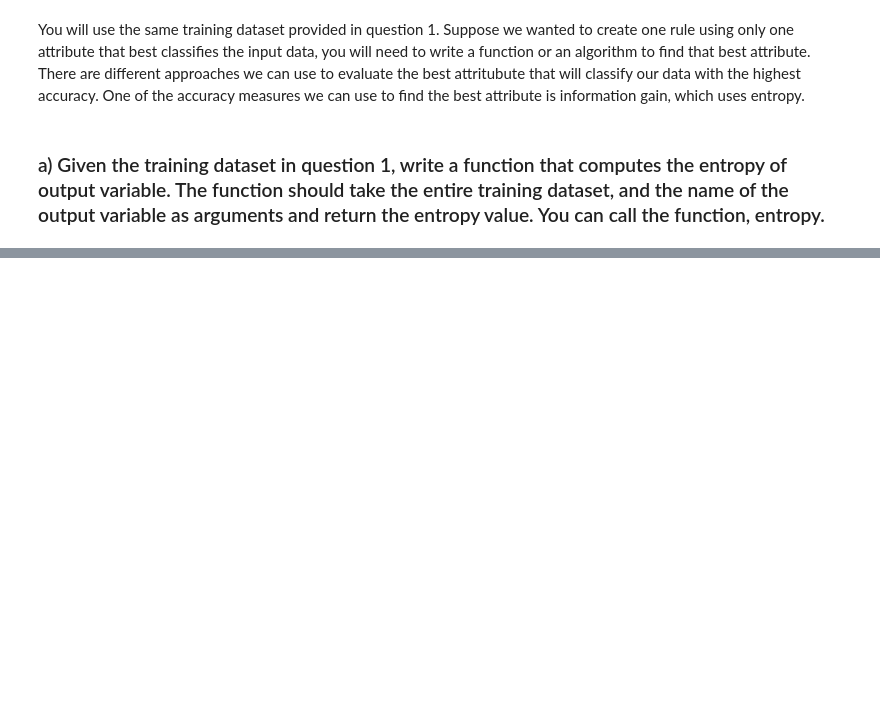
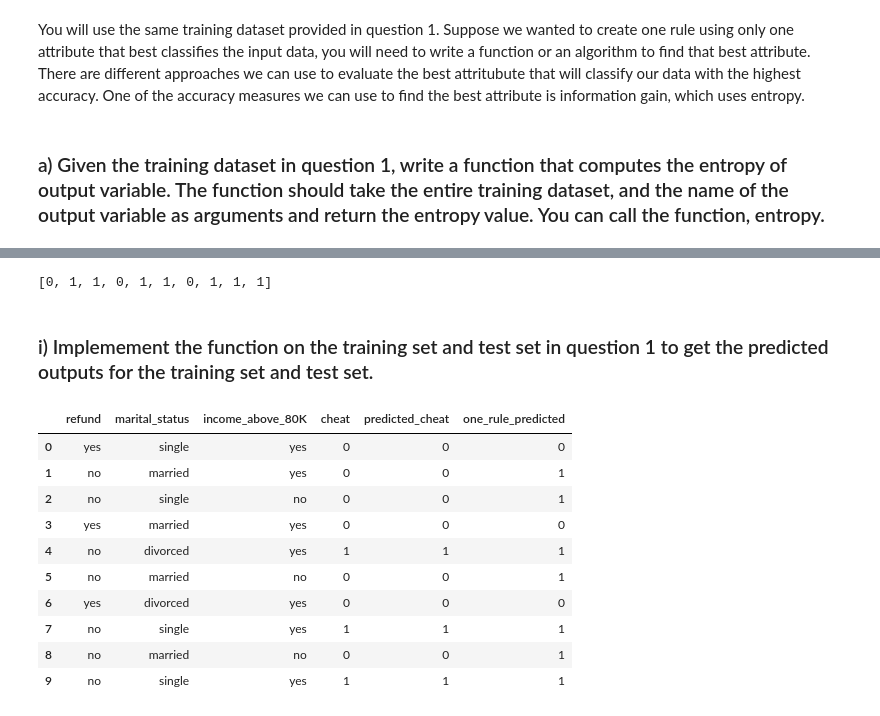
Before and after one commit to benkarabinus/nerdy_data_stuff, a Jupyter notebook: DU/COMP4448/Assignment2/Ben_Karabinus_Assignment2.ipynb, the cells around one changed output, grey strips where cells are left out. Saved outputs shown, nothing was run; the diff lists cells and outputs as text; code cells hidden in the pictures; blank space fills up the shorter version.

```diff
--- a/DU/COMP4448/Assignment2/Ben_Karabinus_Assignment2.ipynb
+++ b/DU/COMP4448/Assignment2/Ben_Karabinus_Assignment2.ipynb
@@ -260,0 +378,18 @@ information_gain(test_data, 'cheat', 'refund', 'yes')
+# %%
+"""extract covered records and compute the accuracy of the rule"""
+
+results = []
+covered_instances = training_data[training_data['refund'] == 'no'].copy()
+for index in covered_instances.index:
+        # antecedent
+        if covered_instances['refund'][index] == 'no':
+            # consequent
+            results.append(1)
+        else:
+            # consequent
+            results.append(0)
+# add covered instances results to subset of covered data
+covered_instances['predicted'] = results
+# compute and print accuracy
+covered_accuracy = overall_accuracy(covered_instances['cheat'], covered_instances['predicted'])
+covered_accuracy
@@ -260,0 +400,41 @@ information_gain(test_data, 'cheat', 'refund', 'yes')
+# %%
+"""
+define a function to apply one rule created from the decision tree above
+"""
+
+def one_rule(data):
+    # empty list to store predictions
+    predicted = []
+    for index in data.index:
+        # antecedent
+        if data['refund'][index] == 'no':
+            # consequent
+            predicted.append(1)
+        else:
+            # consequent
+            predicted.append(0)
+    return predicted
+
+# apply the function and print results
+one_rule(training_data)
+# %% [output]
+[0, 1, 1, 0, 1, 1, 0, 1, 1, 1]
+# %% [markdown]
+### i)	Implemement the function on the training set and test set in question 1 to get the predicted outputs for the training set and test set.
+# %%
+"""implement the function on the training data """
+
+training_data['one_rule_predicted'] = one_rule(training_data)
+training_data
+# %% [output]
+|  | refund | marital_status | income_above_80K | cheat | predicted_cheat | one_rule_predicted |
+| 0 | yes | single | yes | 0 | 0 | 0 |
+| 1 | no | married | yes | 0 | 0 | 1 |
+| 2 | no | single | no | 0 | 0 | 1 |
+| 3 | yes | married | yes | 0 | 0 | 0 |
+| 4 | no | divorced | yes | 1 | 1 | 1 |
+| 5 | no | married | no | 0 | 0 | 1 |
+| 6 | yes | divorced | yes | 0 | 0 | 0 |
+| 7 | no | single | yes | 1 | 1 | 1 |
+| 8 | no | married | no | 0 | 0 | 1 |
+| 9 | no | single | yes | 1 | 1 | 1 |
```
Also changed, not shown: parts of 42 cells of this notebook, 1 other file.
